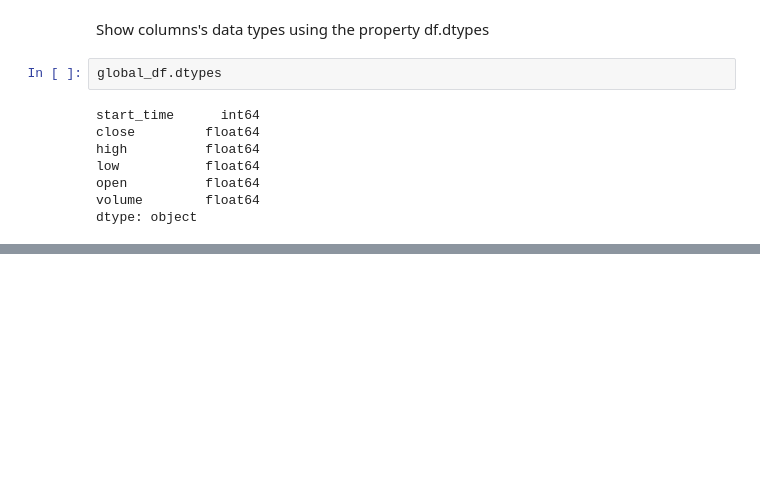
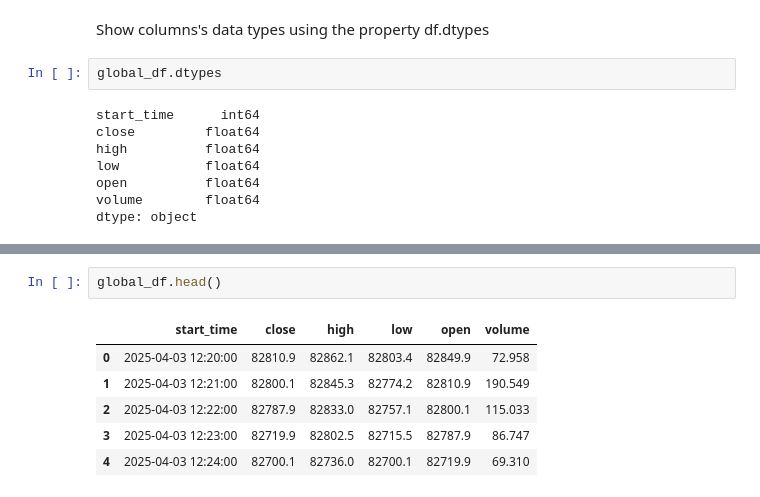
Before and after one commit to peiyulee22/UMHackathon, a Jupyter notebook: mvp.ipynb, the cells around one changed output, grey strips where cells are left out. Cells and saved outputs as stored; diff of their text form; blank space fills up the shorter version.

```diff
--- a/mvp.ipynb
+++ b/mvp.ipynb
@@ -252,0 +385,9 @@ max     4595.508000
+# %%
+global_df.head()
+# %% [output]
+|  | start_time | close | high | low | open | volume |
+| 0 | 2025-04-03 12:20:00 | 82810.9 | 82862.1 | 82803.4 | 82849.9 | 72.958 |
+| 1 | 2025-04-03 12:21:00 | 82800.1 | 82845.3 | 82774.2 | 82810.9 | 190.549 |
+| 2 | 2025-04-03 12:22:00 | 82787.9 | 82833.0 | 82757.1 | 82800.1 | 115.033 |
+| 3 | 2025-04-03 12:23:00 | 82719.9 | 82802.5 | 82715.5 | 82787.9 | 86.747 |
+| 4 | 2025-04-03 12:24:00 | 82700.1 | 82736.0 | 82700.1 | 82719.9 | 69.310 |
```
Also changed, not shown: parts of 27 cells of this notebook, 2 other files.
